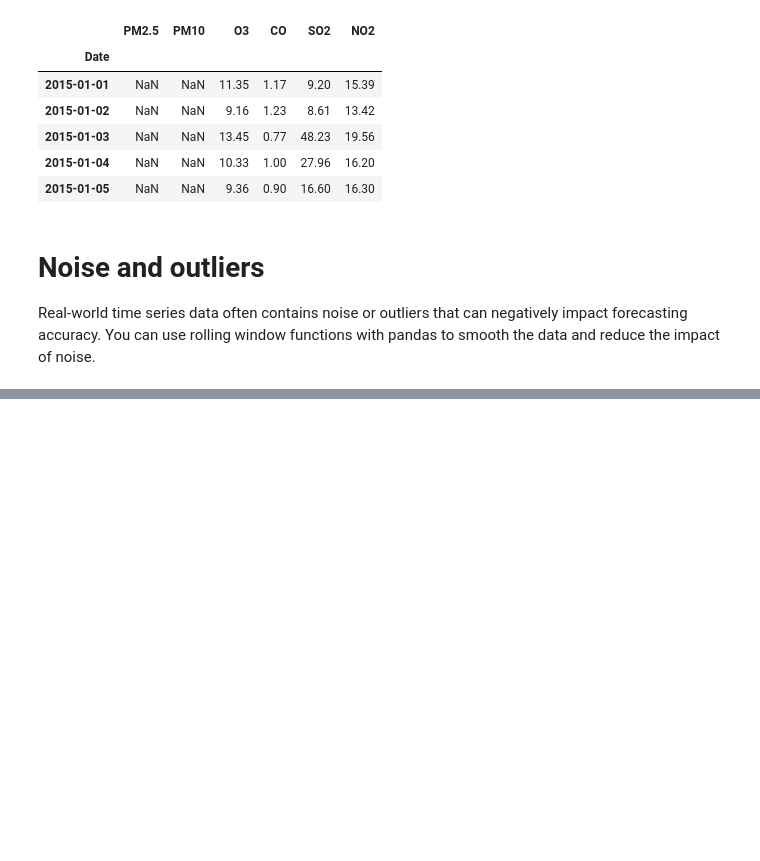
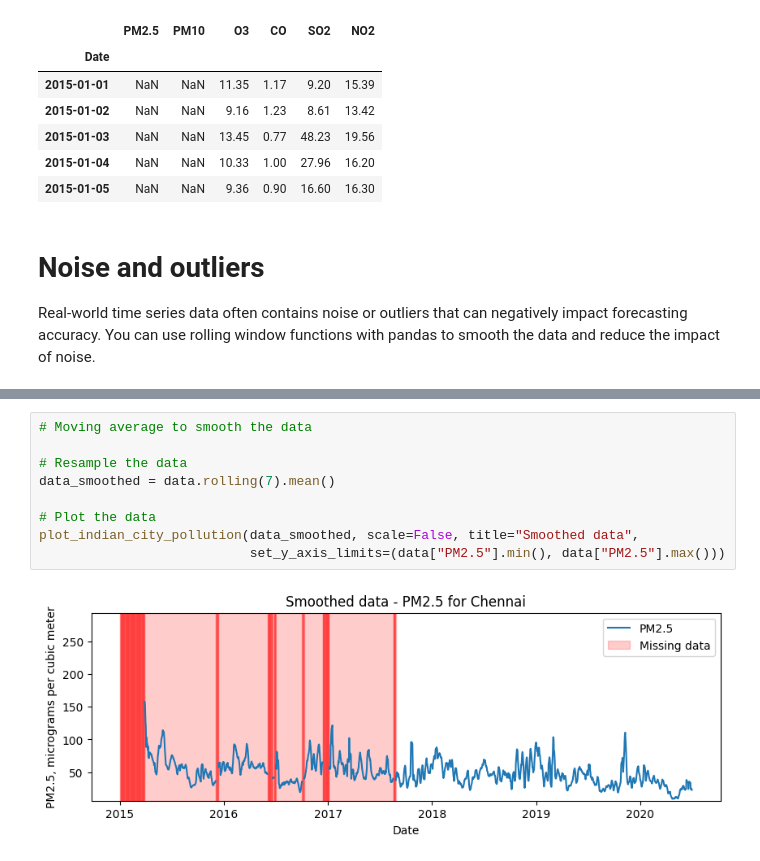
Before and after one commit to swhustla/comparison_of_time_series_methods, a Jupyter notebook: notebooks/DevDay_02_challenges_with_data.ipynb, the cells around one changed output, grey strips where cells are left out. Saved outputs shown, nothing was run; the diff lists cells and outputs as text; blank space fills up the shorter version.

```diff
--- a/notebooks/DevDay_02_challenges_with_data.ipynb
+++ b/notebooks/DevDay_02_challenges_with_data.ipynb
@@ -144,0 +161,11 @@ data.head()
+# %%
+# Moving average to smooth the data
+
+# Resample the data
+data_smoothed = data.rolling(7).mean()
+
+# Plot the data
+plot_indian_city_pollution(data_smoothed, scale=False, title="Smoothed data",
+                           set_y_axis_limits=(data["PM2.5"].min(), data["PM2.5"].max()))
+# %% [output]
+[figure, added]
```
Also changed, not shown: parts of 12 cells of this notebook.
